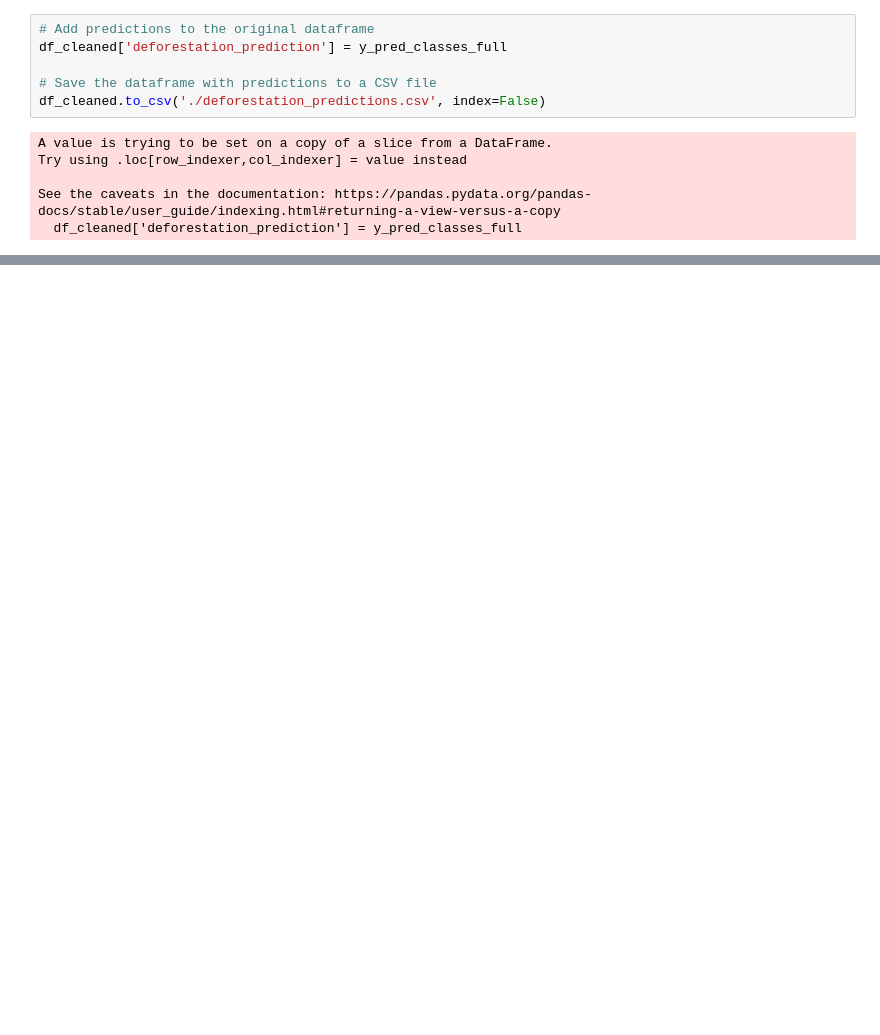
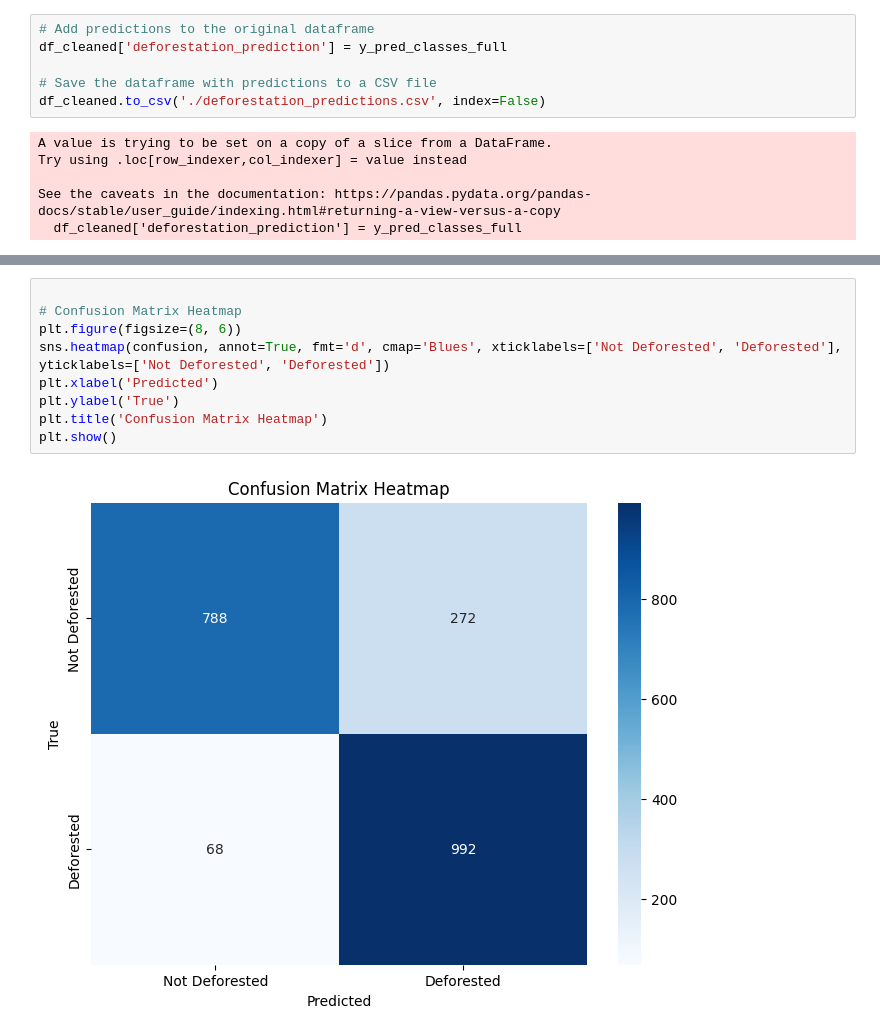
Before and after one commit to FerretScript/ForestForecastML, a Jupyter notebook: model training/fore.ipynb, the cells around one changed output, grey strips where cells are left out. Cells and saved outputs as stored; diff of their text form; blank space fills up the shorter version.

```diff
--- a/model training/fore.ipynb
+++ b/model training/fore.ipynb
@@ -214,0 +254,11 @@ plt.show()
+# %%
+
+# Confusion Matrix Heatmap
+plt.figure(figsize=(8, 6))
+sns.heatmap(confusion, annot=True, fmt='d', cmap='Blues', xticklabels=['Not Deforested', 'Deforested'], yticklabels=['Not Deforested', 'Deforested'])
+plt.xlabel('Predicted')
+plt.ylabel('True')
+plt.title('Confusion Matrix Heatmap')
+plt.show()
+# %% [output]
+[figure, added]
```
Also changed, not shown: parts of 9 cells of this notebook, 2 other files.
